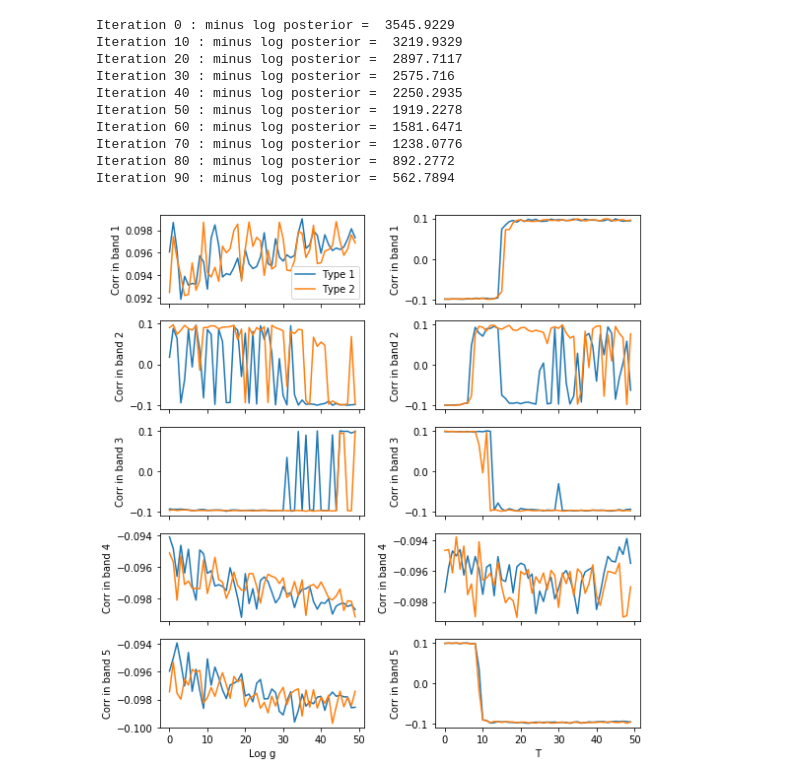
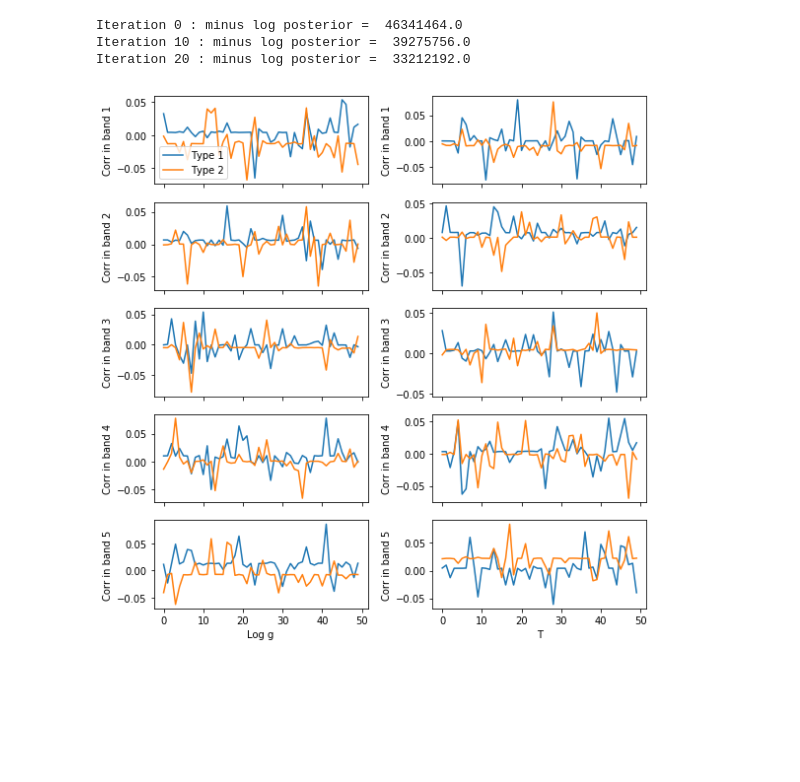
Before and after one commit to ixkael/data-driven-stellar-models, a Jupyter notebook: Stellar grid correction prototype.ipynb, the cells around one changed output. Drawn from its saved outputs; the diff is of its cells as text; code cells hidden in the pictures; blank space fills up the shorter version.

```diff
--- a/Stellar grid correction prototype.ipynb
+++ b/Stellar grid correction prototype.ipynb
@@ -13,13 +13,13 @@ stellarmodel_grid = npzfile['model_grid']
 gridsize1, gridsize2, numtypes = stellarmodel_grid.shape[1:4]
 
 # random linear grids for the GP prior. Will need to specify the logg and T grids! For the GP prior
-dim1_grid = np.linspace(0, 1, stellarmodel_grid.shape[1])
-dim2_grid = np.linspace(0, 1, stellarmodel_grid.shape[2])
+dim1_grid = np.ones(stellarmodel_grid.shape[1])
+dim2_grid = np.ones(stellarmodel_grid.shape[2])
 
 # load data
 npzfile = np.load('./WD_data.npz')
-obsmag = npzfile['obsmags']
-nobj, num_bands = obsmag.shape
+obsmags = npzfile['obsmags']
+nobj, num_bands = obsmags.shape
 obsmags_covar_chol = npzfile['obsmags_covar_chol']
 obsmags_covar_logdet = npzfile['obsmags_covar_logdet']
 # %%
@@ -43,8 +43,8 @@ Dim2_grid = tf.placeholder(shape=[gridsize1, ], dtype=tf.float32)
 
 # We need to set the lengthscale/smoothness of the GP in the two dimensions.
 # Those are positive (thus the exponentiation) and will be optimized.
-GPlengthscale1 = tf.exp(tf.Variable(0.2, dtype=tf.float32, trainable=True))
-GPlengthscale2 = tf.exp(tf.Variable(0.2, dtype=tf.float32, trainable=True))
+GPlengthscale1 = tf.exp(tf.Variable(0.2, dtype=tf.float32, trainable=False))
+GPlengthscale2 = tf.exp(tf.Variable(0.2, dtype=tf.float32, trainable=False))
 
 # The (cholesky decompositions) of the covariance matrices
 Diagnoise1 = tf.diag(tf.cast(tf.constant(np.repeat(1e-5, gridsize1)), dtype=tf.float32))
@@ -102,7 +102,7 @@ if False:# GAUSSIAN CHI2
     # Size: nobj x gridsize1, gridsize2, numtypes
     Loglikes = -0.5 * (Chi2s + Obsmags_covar_logdet[:, None, None, None])
 else: # STUDENT T
-    Nu = tf.Variable(200.0, dtype=tf.float32)
+    Nu = tf.Variable(1.0, dtype=tf.float32)
     # Size: nobj, gridsize1, gridsize2, numtypes
     Nud2 = (Nu + num_bands)/2
     Chi2s = tf.reduce_sum(tf.multiply(Delta, tf.cholesky_solve(Cov, Delta)), axis=(4, 5))
@@ -117,7 +117,7 @@ Logevidences = tf.reduce_logsumexp(Loglikes, axis=(1, 2, 3))
 MinusLogprob = - tf.reduce_sum(Logevidences, axis=0) - LogGPprior1 - LogGPprior2
 # %%
 num_iterations = 100
-learning_rate = 1e-1
+learning_rate = 1e-2
 
 Optimizer = tf.train.AdamOptimizer(learning_rate=learning_rate)\
     .minimize(MinusLogprob)
@@ -130,7 +130,7 @@ with tf.Session() as sess:
     # loop: iterations of the optimizer
     for i in range(num_iterations):
 
-        subset = np.random.choice(nobj, nobj // 1, replace=False)
+        subset = np.random.choice(nobj, nobj // 100, replace=False)
 
         _, minuslogprob, corrections_dim1, corrections_dim2 =\
            sess.run([Optimizer, MinusLogprob, Corrections_dim1, Corrections_dim2],
@@ -146,28 +146,21 @@ with tf.Session() as sess:
         if i % 10 == 0:
             print('Iteration', i, ': minus log posterior = ', minuslogprob)
 # %% [output]
-Iteration 0 : minus log posterior =  3545.9229
-Iteration 10 : minus log posterior =  3219.9329
-Iteration 20 : minus log posterior =  2897.7117
-Iteration 30 : minus log posterior =  2575.716
-Iteration 40 : minus log posterior =  2250.2935
-Iteration 50 : minus log posterior =  1919.2278
-Iteration 60 : minus log posterior =  1581.6471
-Iteration 70 : minus log posterior =  1238.0776
-Iteration 80 : minus log posterior =  892.2772
-Iteration 90 : minus log posterior =  562.7894
+Iteration 0 : minus log posterior =  46341464.0
+Iteration 10 : minus log posterior =  39275756.0
+Iteration 20 : minus log posterior =  33212192.0
 # %%
 # num_bands, gridsize1, numtypes
 fig, axs = plt.subplots(num_bands, 2, figsize=(8, 8), sharex=True)
 for i in range(num_bands):
-    axs[i, 0].plot(dim1_grid, corrections_dim1[i, :, 0], label='Type 1')
-    axs[i, 0].plot(dim1_grid, corrections_dim1[i, :, 1], label='Type 2')
-    axs[i, 1].plot(dim2_grid, corrections_dim2[i, :, :])
+    axs[i, 0].plot(range(len(dim1_grid)), corrections_dim1[i, :, 0], label='Type 1')
+    axs[i, 0].plot(range(len(dim1_grid)), corrections_dim1[i, :, 1], label='Type 2')
+    axs[i, 1].plot(range(len(dim2_grid)), corrections_dim2[i, :, :])
     axs[i, 0].set_ylabel('Corr in band '+str(i+1))
     axs[i, 1].set_ylabel('Corr in band '+str(i+1))
 axs[-1, 0].set_xlabel('Log g')
 axs[-1, 1].set_xlabel('T')
 axs[0, 0].legend()
 fig.tight_layout()
 # %% [output]
-[figure, old version]
+[figure, new version]
```
